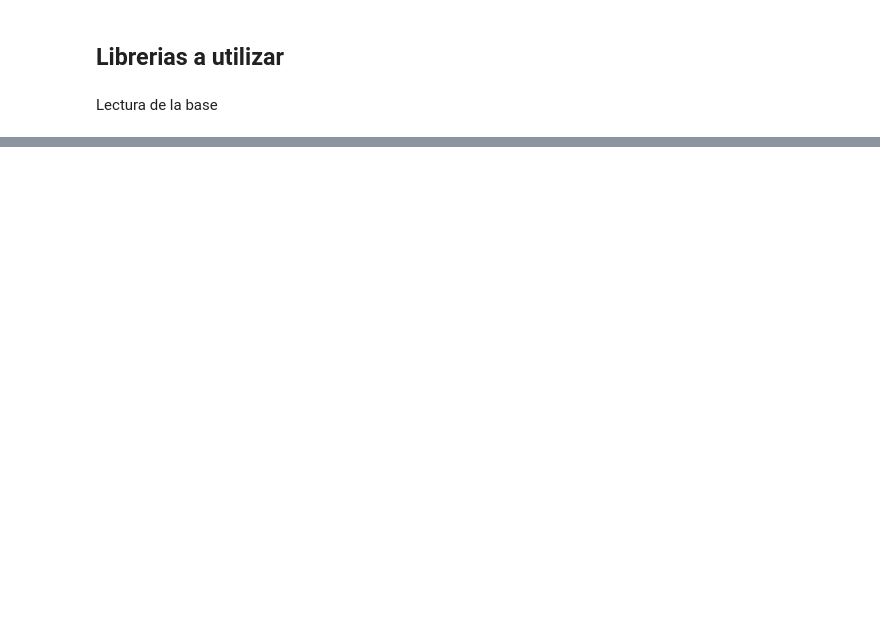
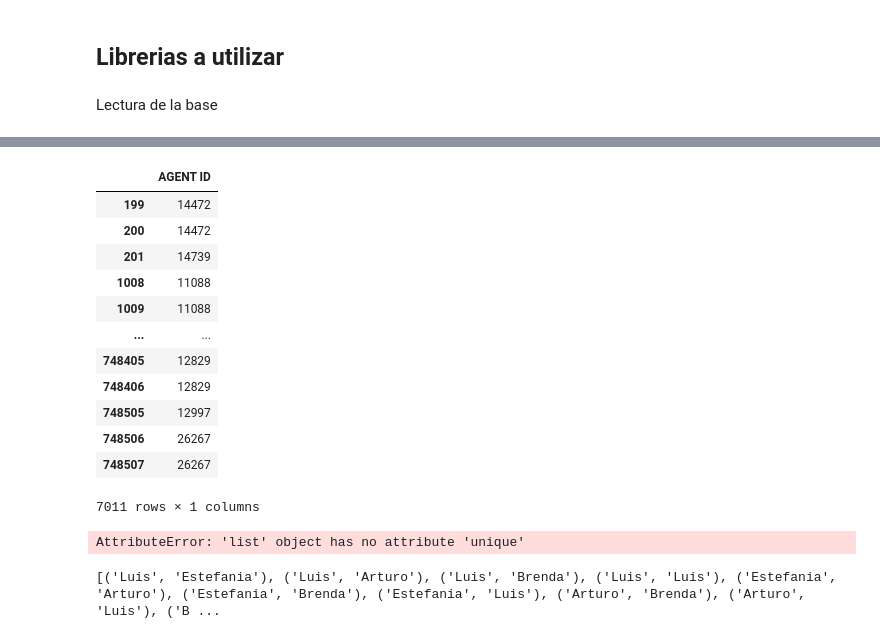
Before and after one commit to luisenerio/Modelo-de-Negocios, a Jupyter notebook: Red social.ipynb, the cells around one changed output, grey strips where cells are left out. Saved outputs shown, nothing was run; the diff lists cells and outputs as text; code cells hidden in the pictures; blank space fills up the shorter version.

```diff
--- a/Red social.ipynb
+++ b/Red social.ipynb
@@ -30,4 +8,12 @@ base2 = base.head(10)
 # %%
+base = pd.read_csv(".\\BI.csv",dtype = {'ClientID':'str'})  #leer la base
+#base.dtypes
+
+##Crear tres variables
+#Movimiento todos igual a 1
+#In 1 si el movimiento fue de alta, 0 de otra manera
+#Out 1 si el movimiento fue de baja, 0 de otra manera
 base = base.assign(MOVIMIENTO = 1)
 base['IN'] = np.where(base.MOVEMENT=='in', 1,0)
 base['OUT'] = np.where(base.MOVEMENT == 'out', 1, 0)
+base = base[base.ClientID != '442030']
@@ -133,0 +118,26 @@ for cliente in Clientes_unicos:
+# %%
+base_filtrada[['AGENT ID']]
+# %% [output]
+|  | AGENT ID |
+| 199 | 14472 |
+| 200 | 14472 |
+| 201 | 14739 |
+| 1008 | 11088 |
+| 1009 | 11088 |
+| ... | ... |
+| 748405 | 12829 |
+| 748406 | 12829 |
+| 748505 | 12997 |
+| 748506 | 26267 |
+| 748507 | 26267 |
+7011 rows × 1 columns
+# %%
+lista = ['Luis', 'Estefania', 'Arturo', 'Brenda','Luis']
+lista.unique()
+# %% [output]
+AttributeError: 'list' object has no attribute 'unique'
+# %%
+comb = list(combinations(lista,2))
+print(comb)
+# %% [output]
+[('Luis', 'Estefania'), ('Luis', 'Arturo'), ('Luis', 'Brenda'), ('Luis', 'Luis'), ('Estefania', 'Arturo'), ('Estefania', 'Brenda'), ('Estefania', 'Luis'), ('Arturo', 'Brenda'), ('Arturo', 'Luis'), ('B ...
```
Also changed, not shown: parts of 23 cells of this notebook, 1 other file.
